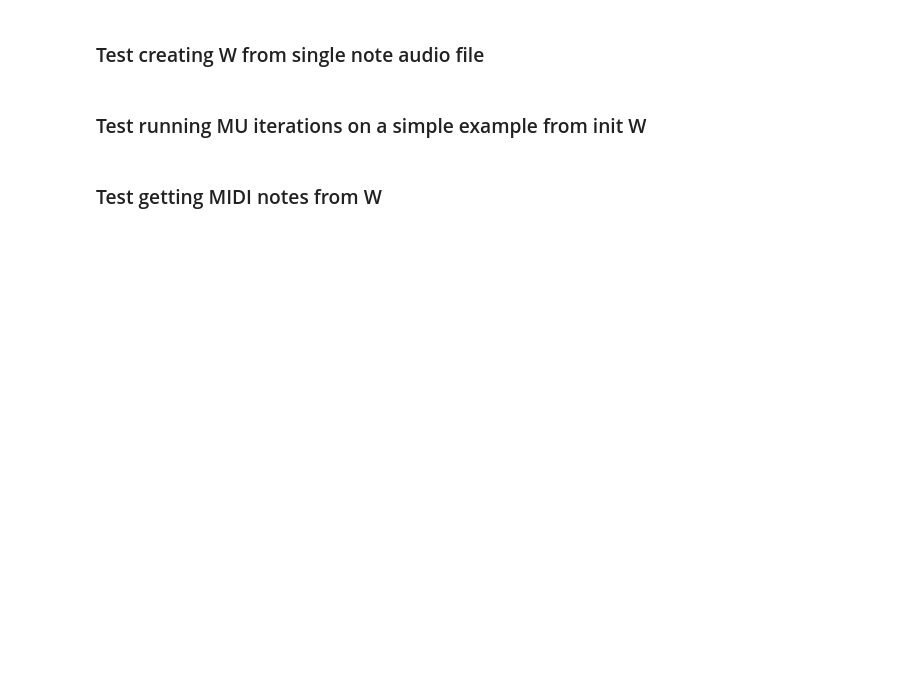
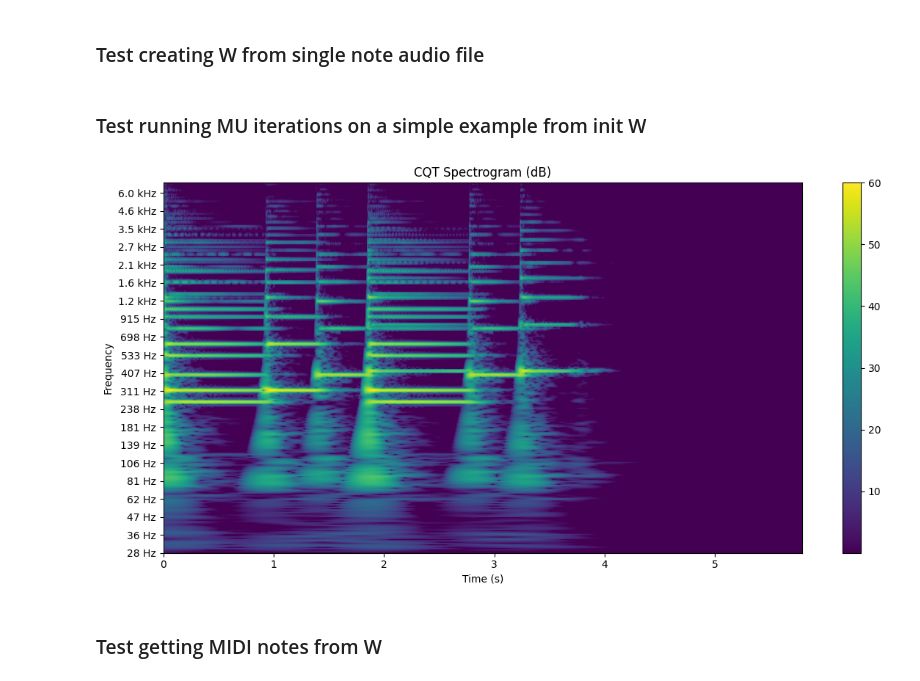
Before and after one commit to edabier/Unrolled-NMF, a Jupyter notebook: testings-notebook.ipynb, the cells around one changed output. Saved outputs shown, nothing was run; the diff lists cells and outputs as text; code cells hidden in the pictures; blank space fills up the shorter version.

```diff
--- a/testings-notebook.ipynb
+++ b/testings-notebook.ipynb
@@ -31,8 +31,13 @@ W, freqs = utils.init_W(single_note)
 # %% [markdown]
 ### Test running MU iterations on a simple example from init W
 # %%
-waveform_test, sample_rate_test = torchaudio.load("data/test-midi.wav")
+waveform_test, sample_rate_test = torchaudio.load("test-data/test-midi-transcription.wav")
 cqt_test, times_test, freq_test = spec.cqt_spec(waveform_test, sample_rate_test, 256)
+
+spec.vis_cqt_spectrogram(cqt_test, times_test, freq_test, 0, times_test[-1])
+midi, times = spec.midi_to_pianoroll("test-data/test-midi-transcription.mid", waveform, cqt_test.shape[1], hop_length=128)
+# %% [output]
+[figure, added]
 # %%
 f, t = cqt_test.shape
 l = W.shape[1]
```
Also changed, not shown: parts of 9 cells of this notebook, 10 other files.
